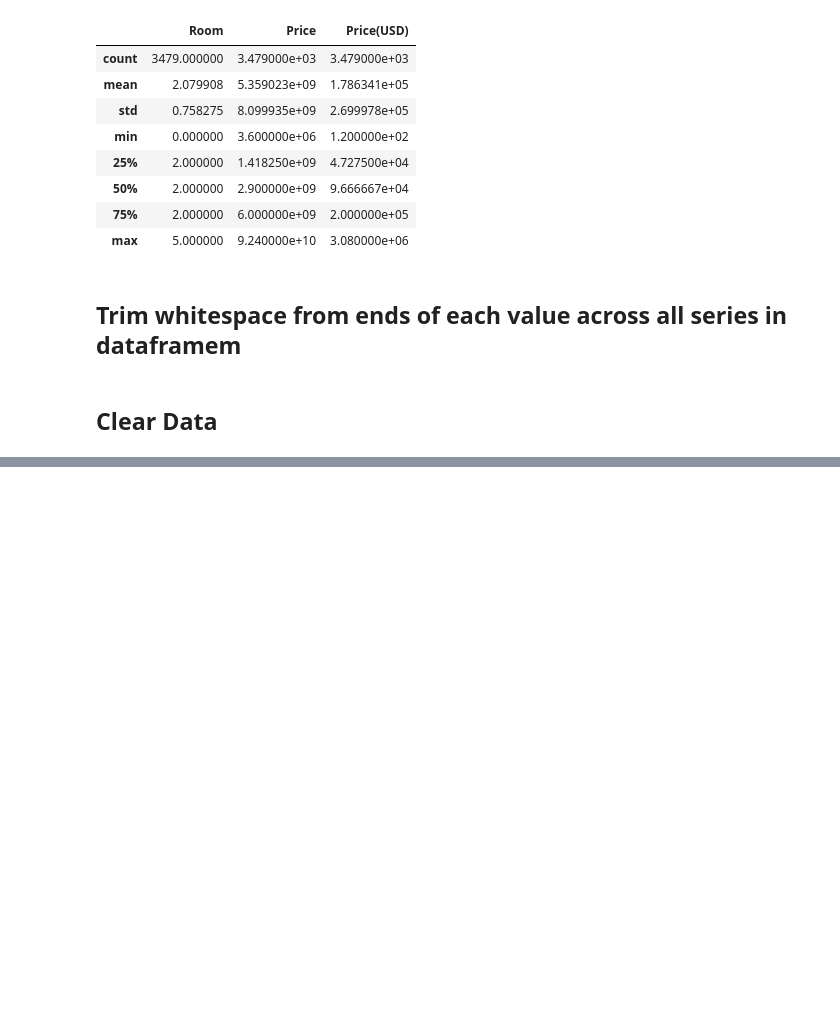
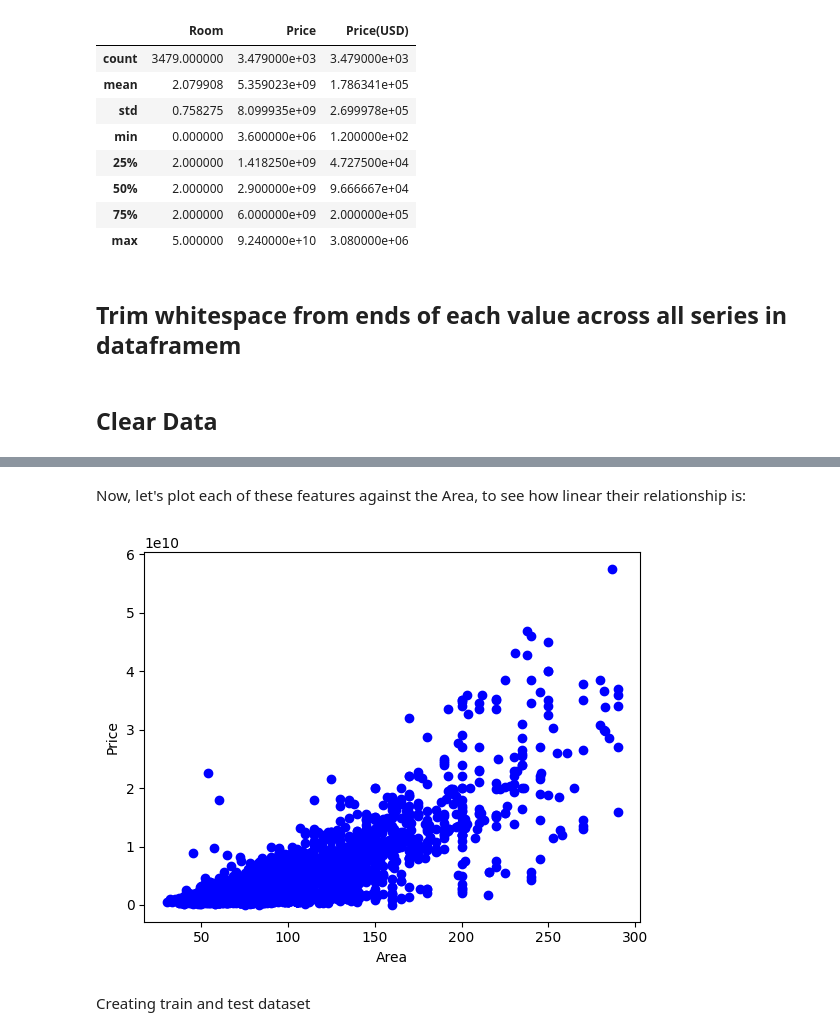
Before and after one commit to suicideland/Maktabkhooneh-Machine-Learning-with-Python, a Jupyter notebook: Season-2/House_Price.ipynb, the cells around one changed output, grey strips where cells are left out. Cells and saved outputs as stored; diff of their text form; code cells hidden in the pictures; blank space fills up the shorter version.

```diff
--- a/Season-2/House_Price.ipynb
+++ b/Season-2/House_Price.ipynb
@@ -65,0 +109,11 @@ df.describe()
+# %% [markdown]
+Now, let's plot each of these features against the Area, to see how linear their relationship is:
+# %%
+plt.scatter(cdf.Area, cdf.Price,  color='blue')
+plt.xlabel("Area")
+plt.ylabel("Price")
+plt.show()
+# %% [output]
+[figure, added]
+# %% [markdown]
+Creating train and test dataset
```
Also changed, not shown: parts of 15 cells of this notebook.
